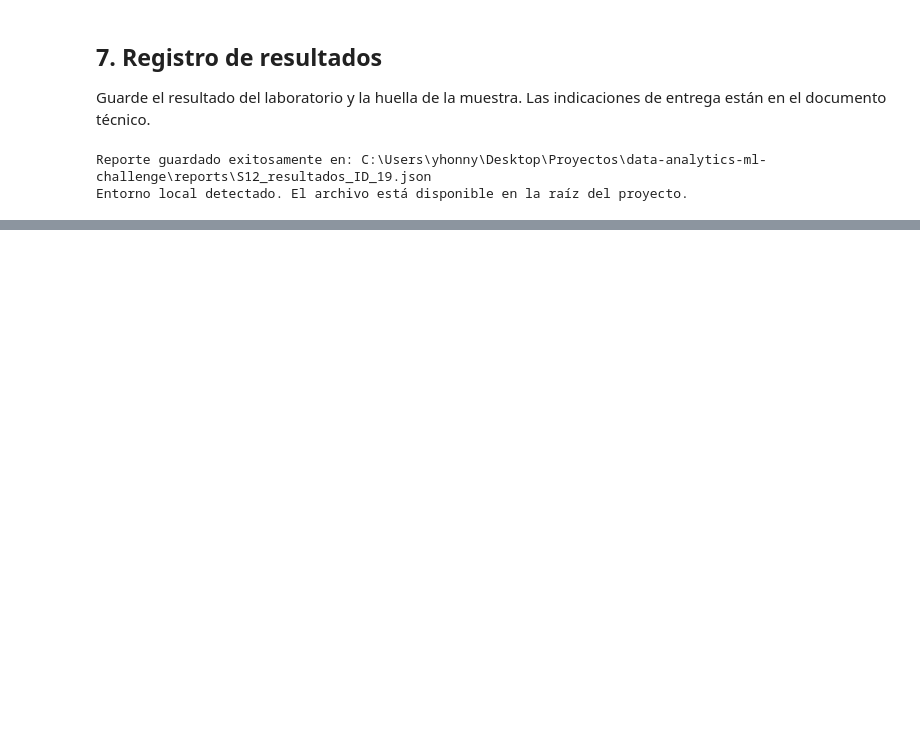
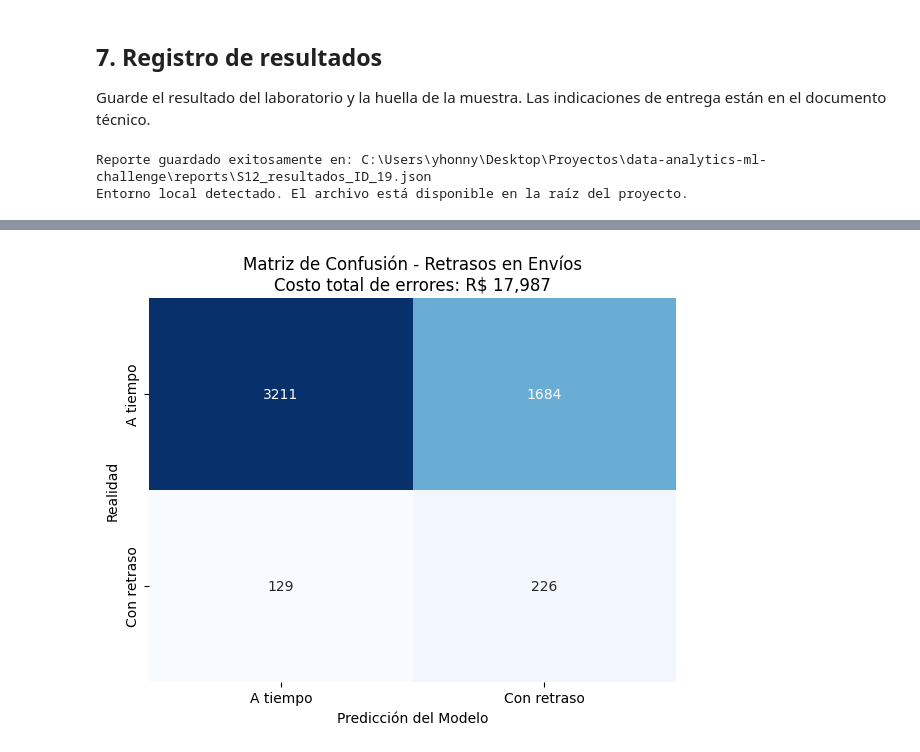
Before and after one commit to cMancillaValle/data-analytics-ml-challenge, a Jupyter notebook: notebooks/Semana_12/S12_ML_Challenge.ipynb, the cells around one changed output, grey strips where cells are left out. Cells and saved outputs as stored; diff of their text form; code cells hidden in the pictures; blank space fills up the shorter version.

```diff
--- a/notebooks/Semana_12/S12_ML_Challenge.ipynb
+++ b/notebooks/Semana_12/S12_ML_Challenge.ipynb
@@ -637,0 +709,19 @@ Entorno local detectado. El archivo está disponible en la raíz del proyecto.
+# %%
+import matplotlib.pyplot as plt
+import seaborn as sns
+from sklearn.metrics import confusion_matrix
+
+# Matriz de confusión sobre validación (mismas variables de las Actividades 1 y 2)
+cm = confusion_matrix(y_valid, pred)
+
+plt.figure(figsize=(6, 5))
+sns.heatmap(cm, annot=True, fmt='d', cmap='Blues', cbar=False,
+            xticklabels=['A tiempo', 'Con retraso'],
+            yticklabels=['A tiempo', 'Con retraso'])
+plt.title(f'Matriz de Confusión - Retrasos en Envíos\nCosto total de errores: R$ {costo_fp_fn:,.0f}')
+plt.xlabel('Predicción del Modelo')
+plt.ylabel('Realidad')
+plt.tight_layout()
+plt.show()
+# %% [output]
+[figure, added]
```
Also changed, not shown: parts of 15 cells of this notebook, 5 other files.
